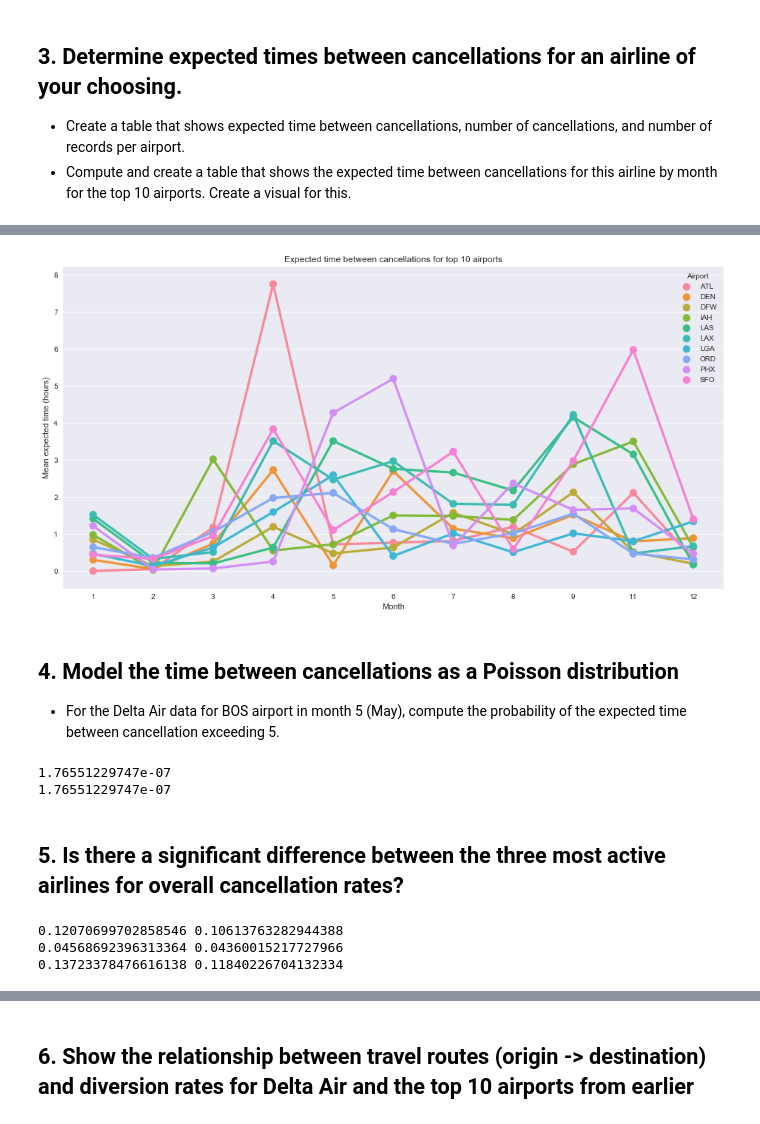
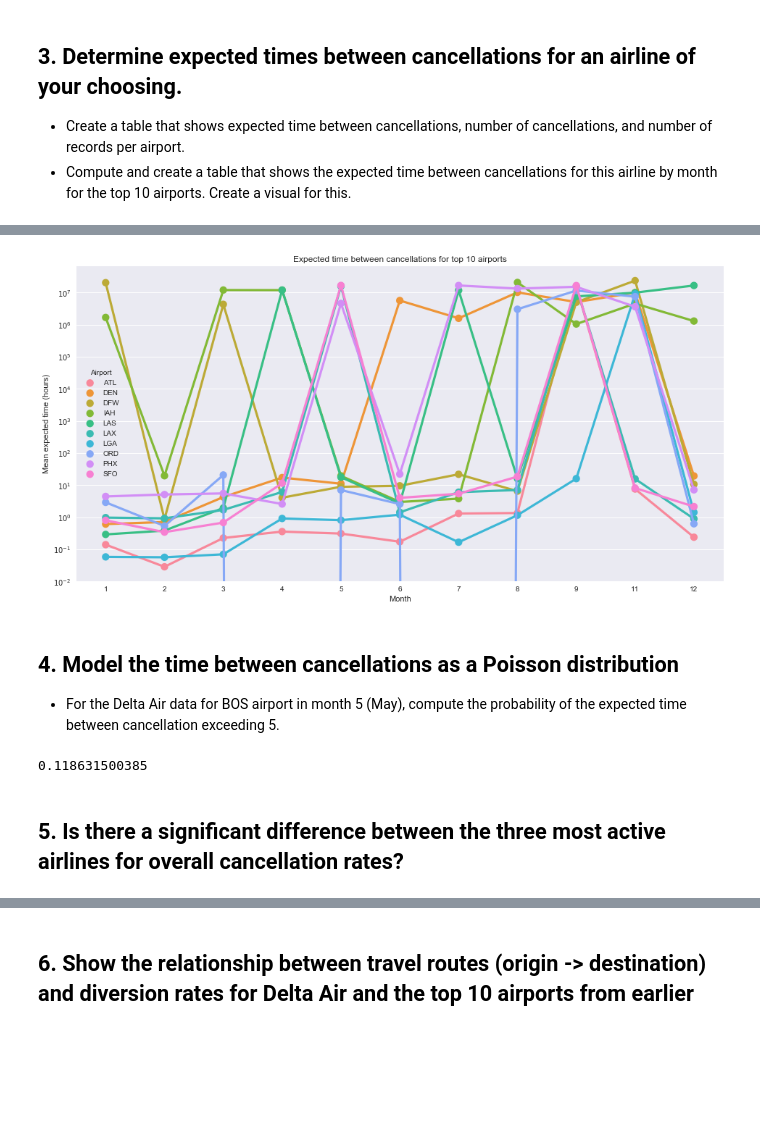
Before and after one commit to aleph314/K2, a Jupyter notebook: EDA/eda_all_problems.ipynb, the cells around one changed output, grey strips where cells are left out. Saved outputs shown, nothing was run; the diff lists cells and outputs as text; code cells hidden in the pictures; blank space fills up the shorter version.

```diff
--- a/EDA/eda_all_problems.ipynb
+++ b/EDA/eda_all_problems.ipynb
@@ -667,21 +732,34 @@ cancellations = cancellations_by_airport('AA').sort_values(by='number_cancellati
 # %%
-def cancellations_by_airport_month(airline):
+# def cancellations_by_airport_month(airline):
 
-    temp = flights[(flights.cancelled==1) & (flights.airline==airline)]\
-            .sort_values(by=['scheduled_departure', 'flight_number'])\
-            .loc[:, ['scheduled_departure', 'flight_number', 'origin_airport', 'month']]\
-            .set_index('flight_number')
+#     temp = flights[(flights.cancelled==1) & (flights.airline==airline)]\
+#             .sort_values(by=['scheduled_departure', 'flight_number'])\
+#             .loc[:, ['scheduled_departure', 'flight_number', 'origin_airport', 'month']]\
+#             .set_index('flight_number')
 
-    temp['scheduled_departure'] = pd.to_datetime(temp['scheduled_departure'])
-    temp['time_between'] = (temp.scheduled_departure - temp.scheduled_departure.shift(1)).astype('timedelta64[s]') / 3600
+#     temp['scheduled_departure'] = pd.to_datetime(temp['scheduled_departure'])
+#     temp['time_between'] = (temp.scheduled_departure - temp.scheduled_departure.shift(1)).astype('timedelta64[s]') / 3600
 
-    temp = temp.groupby(['origin_airport', 'month']).aggregate([np.mean, 'count'])
-    temp.columns = temp.columns.droplevel()
+#     temp = temp.groupby(['origin_airport', 'month']).aggregate([np.mean, 'count'])
+#     temp.columns = temp.columns.droplevel()
 
-    return pd.DataFrame(flights[flights.airline==airline].groupby(['origin_airport', 'month']).year.count())\
-                .merge(temp, left_index=True, right_index=True)\
-                .rename(columns={'year':'number_flights', 'mean':'expected_time_between', 'count':'number_cancellations'})
+#     return pd.DataFrame(flights[flights.airline==airline].groupby(['origin_airport', 'month']).year.count())\
+#                 .merge(temp, left_index=True, right_index=True)\
+#                 .rename(columns={'year':'number_flights', 'mean':'expected_time_between', 'count':'number_cancellations'})
+# %%
+def cancellations_by_airport_month(airline):
+
+    cancellations_by_month = flights[flights.airline==airline].groupby(['origin_airport', 'year', 'month']).apply(
+        lambda x: pd.Series({
+            'number_flights': x.year.count(),
+            'number_cancellations': x.cancelled.sum(),
+            'expected_time_between': ((pd.to_datetime(x.scheduled_departure.max()) -
+                                      pd.to_datetime(x.scheduled_departure.min())).seconds/3600) / (x.cancelled.sum() + 1e-6)
+        })
+    )
+
+    return cancellations_by_month
 # %%
 top10 = ['ATL', 'ORD', 'DFW', 'DEN', 'LAX', 'IAH', 'SFO', 'PHX', 'LAS', 'LGA']
 
-cancellation_month = cancellations_by_airport_month('AA').loc[top10].reset_index()
+cancellation_month = cancellations_by_airport_month('DL').loc[top10].reset_index()
@@ -688,27 +787,25 @@ cancellation_month = cancellations_by_airport_month('AA').loc[top10].reset_index
 # %%
 fig = plt.figure(figsize=(16, 8))
 ax = plt.axes()
 ax = sns.pointplot(x='month', y='expected_time_between', hue='origin_airport', data=cancellation_month)
 ax.set_title('Expected time between cancellations for top 10 airports')
 ax.set_ylabel('Mean expected time (hours)')
 ax.set_xlabel('Month')
+ax.set_yscale('log')
 ax.legend(title='Airport');
 # %% [output]
-[figure, old version]
+[figure, new version]
 # %% [markdown]
 ## 4. Model the time between cancellations as a Poisson distribution
 - For the Delta Air data for BOS airport in month 5 (May), compute the probability of the expected time between cancellation exceeding 5.
 # %%
 import math
 
-mu = cancellations_by_airport_month('DL').loc['BOS', 5].expected_time_between
+mu = cancellations_by_airport_month('DL').loc['BOS', 2015, 5].expected_time_between
 x = 5
-#$$P(x; \mu) = e^{-\mu}\frac{\mu^{x}}{x!}$$
 
-print(np.exp(-mu) * mu**x / math.factorial(x))
-print(stats.poisson.pmf(k=x, mu=mu))
+print(stats.poisson.sf(k=x, mu=mu))
 # %% [output]
-1.76551229747e-07
-1.76551229747e-07
+0.118631500385
 # %% [markdown]
 ## 5. Is there a significant difference between the three most active airlines for overall cancellation rates?
@@ -719,8 +811,0 @@ AA_cancellations = flights[flights.airline=='AA'].cancelled
-# %%
-print(WN_cancellations.mean(), WN_cancellations.var())
-print(DL_cancellations.mean(), DL_cancellations.var())
-print(AA_cancellations.mean(), AA_cancellations.var())
-# %% [output]
-0.12070699702858546 0.10613763282944388
-0.04568692396313364 0.04360015217727966
-0.13723378476616138 0.11840226704132334
```
Also changed, not shown: parts of 33 cells of this notebook, 2 other files.
